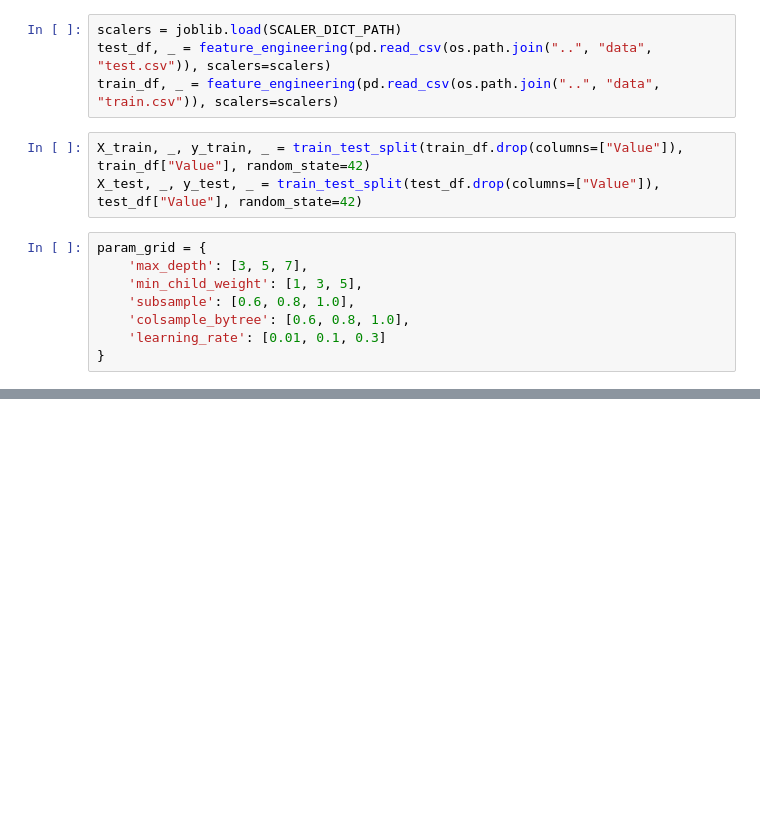
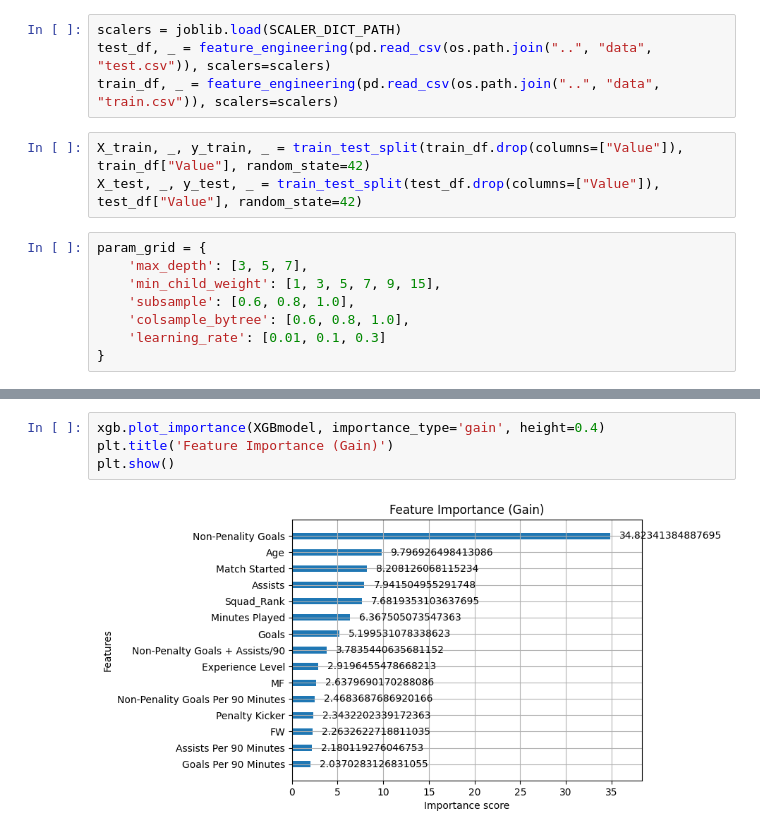
Before and after one commit to Juhyeong-Pang/MarketValuePrediction, a Jupyter notebook: notebooks/train.ipynb, the cells around one changed output, grey strips where cells are left out. Cells and saved outputs as stored; diff of their text form; blank space fills up the shorter version.

```diff
--- a/notebooks/train.ipynb
+++ b/notebooks/train.ipynb
@@ -22,7 +27,7 @@ X_test, _, y_test, _ = train_test_split(test_df.drop(columns=["Value"]), test_df
 # %%
 param_grid = {
     'max_depth': [3, 5, 7],
-    'min_child_weight': [1, 3, 5],
+    'min_child_weight': [1, 3, 5, 7, 9, 15],
     'subsample': [0.6, 0.8, 1.0],
     'colsample_bytree': [0.6, 0.8, 1.0],
     'learning_rate': [0.01, 0.1, 0.3]
@@ -95,0 +303,6 @@ XGBRegressor(base_score=None, booster=None, callbacks=None,
+# %%
+xgb.plot_importance(XGBmodel, importance_type='gain', height=0.4)
+plt.title('Feature Importance (Gain)')
+plt.show()
+# %% [output]
+[figure, added]
```
Also changed, not shown: parts of 24 cells of this notebook, 1 other file.
